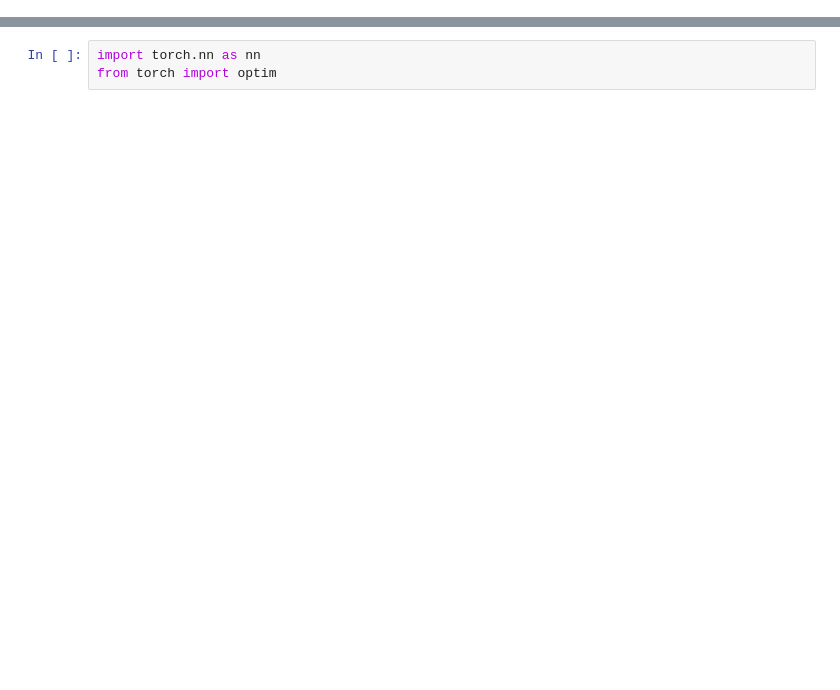
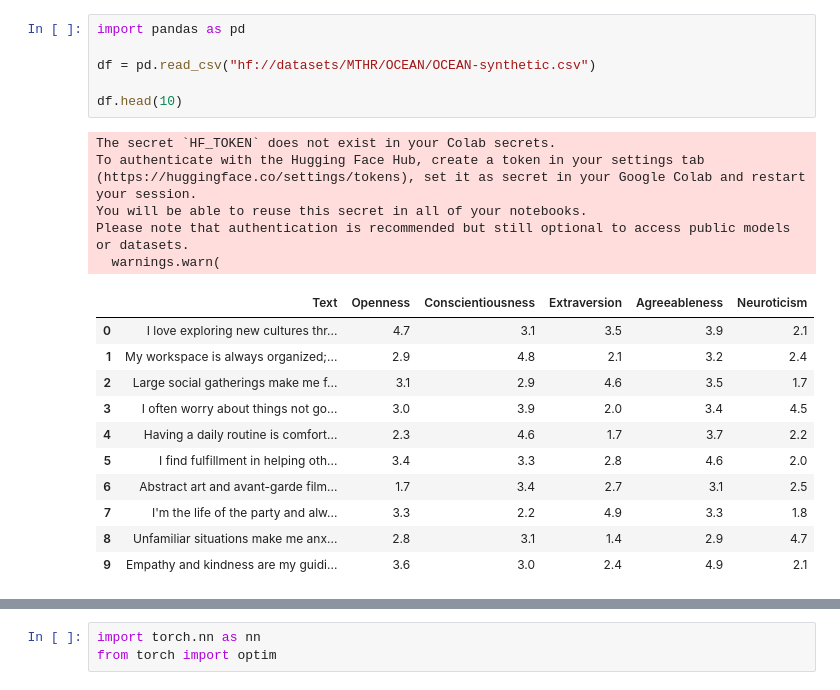
Before and after one commit to AengusBl/signs-of-self-dsfsft35, a Jupyter notebook: ML/model_research.ipynb, the cells around one changed output, grey strips where cells are left out. Drawn from its saved outputs; the diff is of its cells as text; blank space fills up the shorter version.

```diff
--- a/ML/model_research.ipynb
+++ b/ML/model_research.ipynb
@@ -0,0 +1,23 @@
+# %%
+import pandas as pd
+
+df = pd.read_csv("hf://datasets/MTHR/OCEAN/OCEAN-synthetic.csv")
+
+df.head(10)
+# %% [output]
+The secret `HF_TOKEN` does not exist in your Colab secrets.
+To authenticate with the Hugging Face Hub, create a token in your settings tab (https://huggingface.co/settings/tokens), set it as secret in your Google Colab and restart your session.
+You will be able to reuse this secret in all of your notebooks.
+Please note that authentication is recommended but still optional to access public models or datasets.
+  warnings.warn(
+|  | Text | Openness | Conscientiousness | Extraversion | Agreeableness | Neuroticism |
+| 0 | I love exploring new cultures thr... | 4.7 | 3.1 | 3.5 | 3.9 | 2.1 |
+| 1 | My workspace is always organized;... | 2.9 | 4.8 | 2.1 | 3.2 | 2.4 |
+| 2 | Large social gatherings make me f... | 3.1 | 2.9 | 4.6 | 3.5 | 1.7 |
+| 3 | I often worry about things not go... | 3.0 | 3.9 | 2.0 | 3.4 | 4.5 |
+| 4 | Having a daily routine is comfort... | 2.3 | 4.6 | 1.7 | 3.7 | 2.2 |
+| 5 | I find fulfillment in helping oth... | 3.4 | 3.3 | 2.8 | 4.6 | 2.0 |
+| 6 | Abstract art and avant-garde film... | 1.7 | 3.4 | 2.7 | 3.1 | 2.5 |
+| 7 | I'm the life of the party and alw... | 3.3 | 2.2 | 4.9 | 3.3 | 1.8 |
+| 8 | Unfamiliar situations make me anx... | 2.8 | 3.1 | 1.4 | 2.9 | 4.7 |
+| 9 | Empathy and kindness are my guidi... | 3.6 | 3.0 | 2.4 | 4.9 | 2.1 |
```
Also changed, not shown: parts of 15 cells of this notebook, 1 other file.
